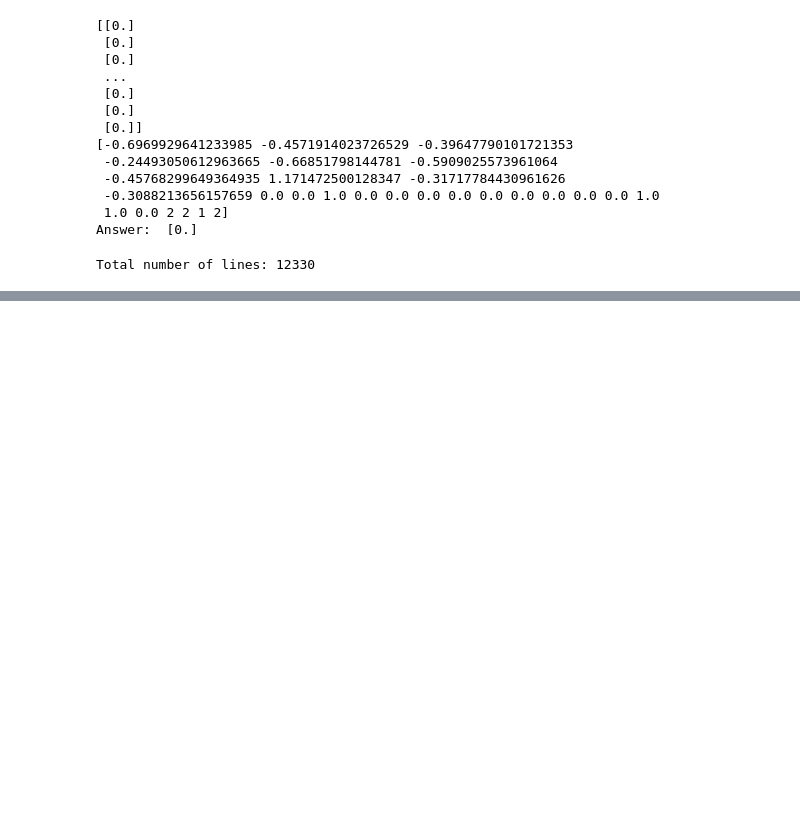
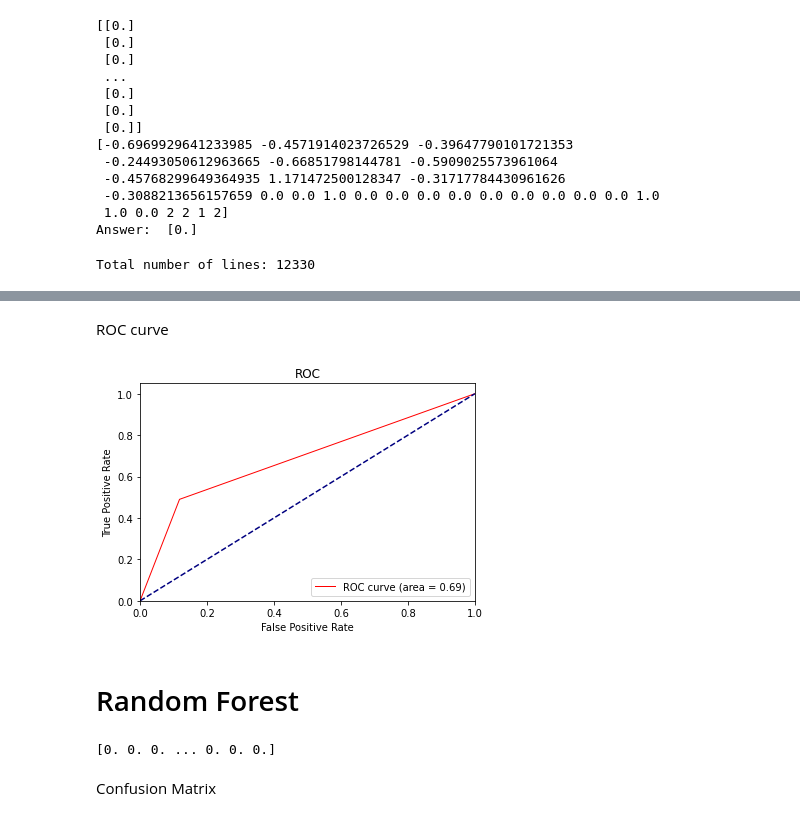
Before and after one commit to fred-lafleche/Exchange, a Jupyter notebook: Assignment1.ipynb, the cells around one changed output, grey strips where cells are left out. Drawn from its saved outputs; the diff is of its cells as text; code cells hidden in the pictures; blank space fills up the shorter version.

```diff
--- a/Assignment1.ipynb
+++ b/Assignment1.ipynb
@@ -127,5 +134,6 @@ Total number of lines: 12330
 # single decision tree
 SDT = tree.DecisionTreeClassifier()
 SDT = SDT.fit(training_data,training_label)
-SDT.predict(training_data)
+SDTPred=SDT.predict(testing_data)
+print(SDTPred)
 # %% [output]
@@ -134,0 +160,31 @@ array([0., 0., 0., ..., 0., 1., 0.])
+# %% [markdown]
+ROC curve
+# %%
+#Roc curve (ref: https://qiita.com/bmj0114/items/460424c110a8ce22d945)
+fpr, tpr, thresholds = roc_curve(testing_label,SDTPred)
+
+roc_auc = auc(fpr, tpr)
+plot.figure()
+plot.plot(fpr, tpr, color='red', lw=1, label='ROC curve (area = %0.2f)' % roc_auc)
+plot.plot([0, 1], [0, 1], color='navy', linestyle='--')
+plot.xlim([0.0, 1.0])
+plot.ylim([0.0, 1.05])
+plot.xlabel('False Positive Rate')
+plot.ylabel('True Positive Rate')
+plot.title('ROC')
+plot.legend(loc="lower right")
+plot.show()
+# %% [output]
+[figure, added]
+# %% [markdown]
+# Random Forest
+# %%
+# random forest
+RF = RandomForestClassifier()
+RF.fit(training_data,training_label)
+RFPred = RF.predict(testing_data)
+print(RFPred)
+# %% [output]
+[0. 0. 0. ... 0. 0. 0.]
+# %% [markdown]
+Confusion Matrix
```
Also changed, not shown: parts of 22 cells of this notebook.
